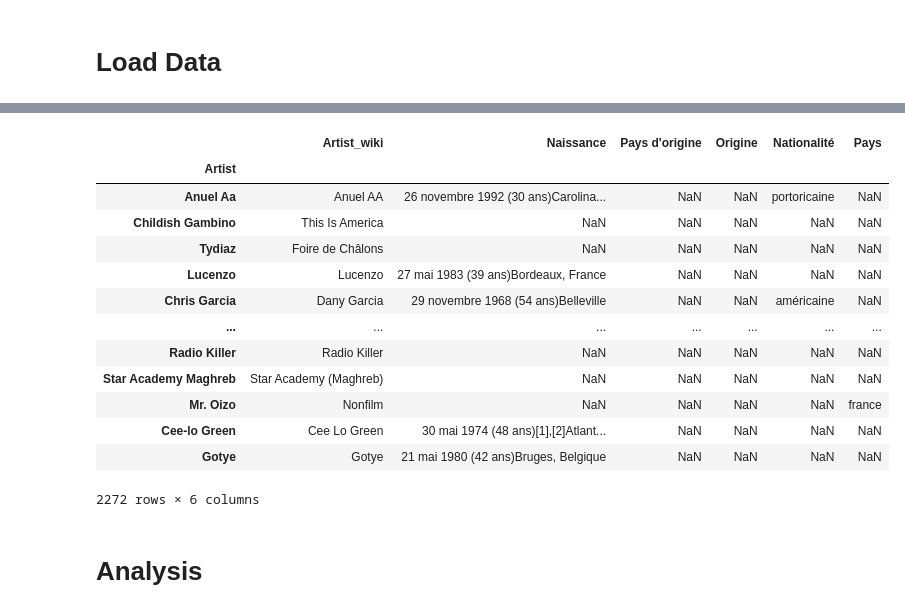
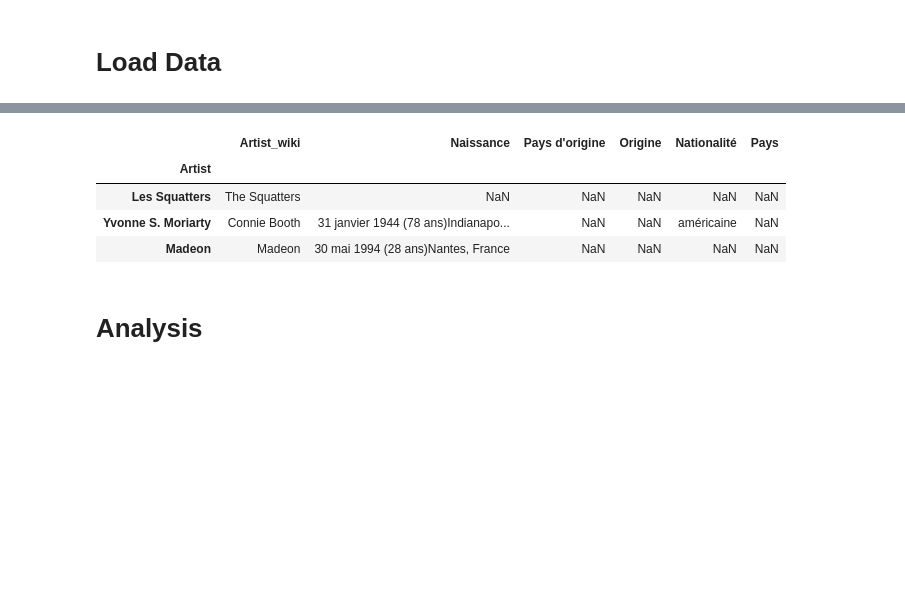
Before and after one commit to StundFR/PFE-Music-Analysis, a Jupyter notebook: stats.ipynb, the cells around one changed output, grey strips where cells are left out. Cells and saved outputs as stored; diff of their text form; code cells hidden in the pictures; blank space fills up the shorter version.

```diff
--- a/stats.ipynb
+++ b/stats.ipynb
@@ -39,22 +31,13 @@ dfs_chart["2006"]["Janvier"]
 # %%
 artist = pd.read_csv("../artist.csv", index_col=0)
 # %%
-artist
+artist.head(3)
 # %% [output]
 |  | Artist_wiki | Naissance | Pays d'origine | Origine | Nationalité | Pays |
 | Artist |  |  |  |  |  |  |
-| Anuel Aa | Anuel AA | 26 novembre 1992 (30 ans)Carolina... | NaN | NaN | portoricaine | NaN |
-| Childish Gambino | This Is America | NaN | NaN | NaN | NaN | NaN |
-| Tydiaz | Foire de Châlons | NaN | NaN | NaN | NaN | NaN |
-| Lucenzo | Lucenzo | 27 mai 1983 (39 ans)Bordeaux, France | NaN | NaN | NaN | NaN |
-| Chris Garcia | Dany Garcia | 29 novembre 1968 (54 ans)Belleville | NaN | NaN | américaine | NaN |
-| ... | ... | ... | ... | ... | ... | ... |
-| Radio Killer | Radio Killer | NaN | NaN | NaN | NaN | NaN |
-| Star Academy Maghreb | Star Academy (Maghreb) | NaN | NaN | NaN | NaN | NaN |
-| Mr. Oizo | Nonfilm | NaN | NaN | NaN | NaN | france |
-| Cee-lo Green | Cee Lo Green | 30 mai 1974 (48 ans)[1],[2]Atlant... | NaN | NaN | NaN | NaN |
-| Gotye | Gotye | 21 mai 1980 (42 ans)Bruges, Belgique | NaN | NaN | NaN | NaN |
+| Les Squatters | The Squatters | NaN | NaN | NaN | NaN | NaN |
+| Yvonne S. Moriarty | Connie Booth | 31 janvier 1944 (78 ans)Indianapo... | NaN | NaN | américaine | NaN |
+| Madeon | Madeon | 30 mai 1994 (28 ans)Nantes, France | NaN | NaN | NaN | NaN |
-2272 rows × 6 columns
 # %% [markdown]
 # Analysis
 # %%
```
Also changed, not shown: parts of 19 cells of this notebook, 1 other file.
